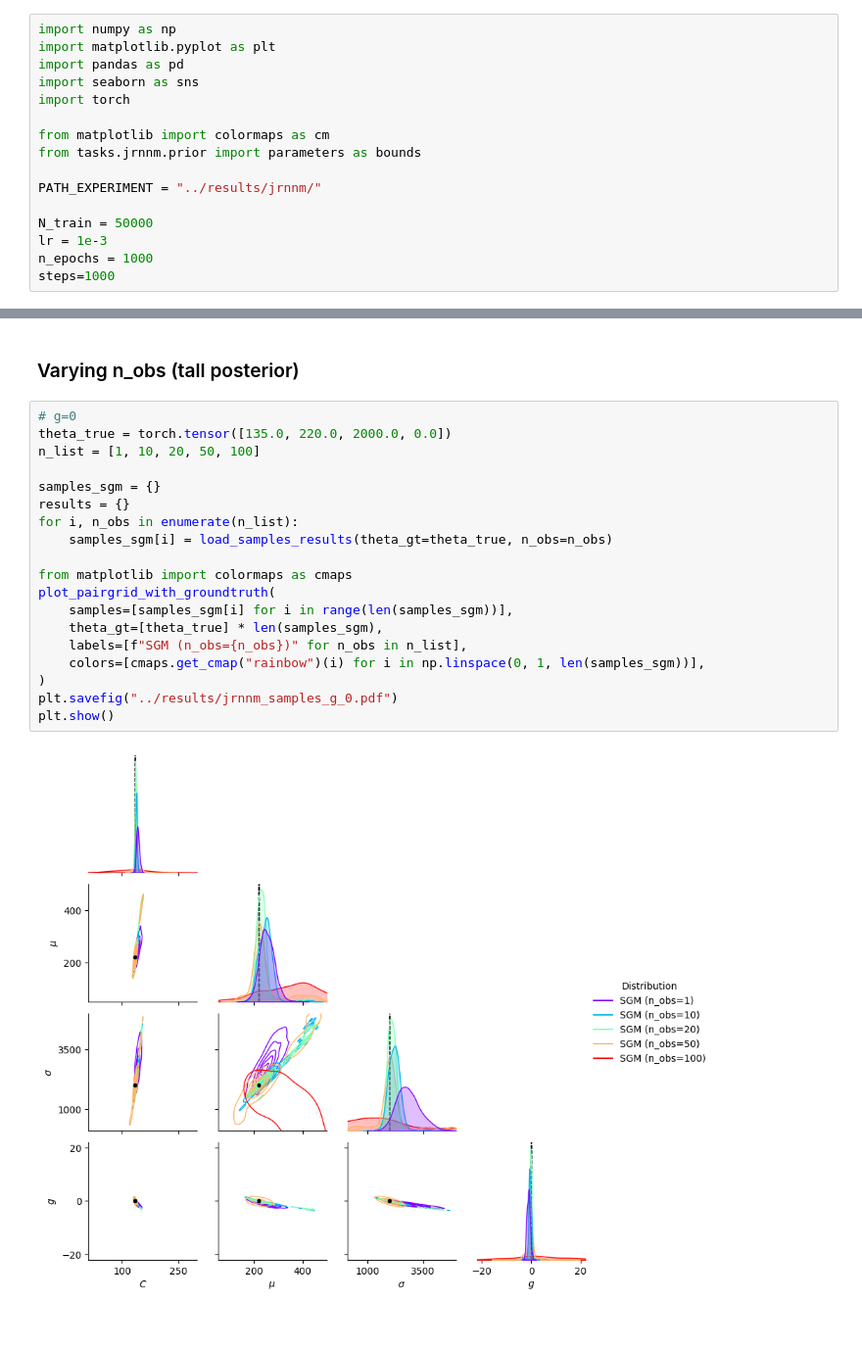
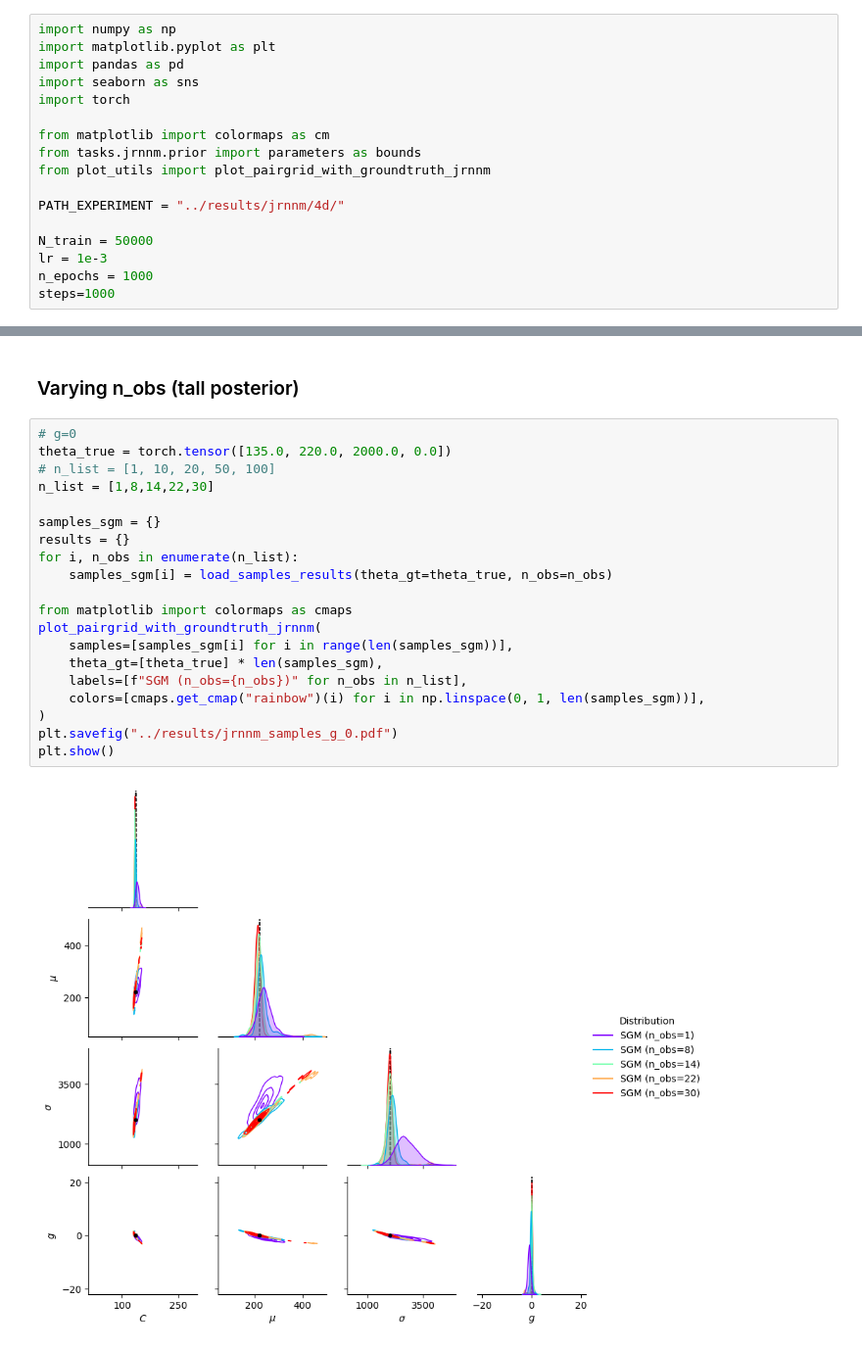
Before and after one commit to JuliaLinhart/diffusions-for-sbi, a Jupyter notebook: notebooks/jrnnm_NSE.ipynb, the cells around one changed output, grey strips where cells are left out. Shown at 98% size. Saved outputs shown, nothing was run; the diff lists cells and outputs as text.

Commit message:
results, plots, lognormal reparametrization, langevin without gradlogL as nse method

```diff
--- a/notebooks/jrnnm_NSE.ipynb
+++ b/notebooks/jrnnm_NSE.ipynb
@@ -11,8 +11,9 @@ import torch
 
 from matplotlib import colormaps as cm
 from tasks.jrnnm.prior import parameters as bounds
+from plot_utils import plot_pairgrid_with_groundtruth_jrnnm
 
-PATH_EXPERIMENT = "../results/jrnnm/"
+PATH_EXPERIMENT = "../results/jrnnm/4d/"
 
 N_train = 50000
 lr = 1e-3
@@ -140,24 +66,25 @@ plt.show()
 # %%
 # g=0
 theta_true = torch.tensor([135.0, 220.0, 2000.0, 0.0])
-n_list = [1, 10, 20, 50, 100]
+# n_list = [1, 10, 20, 50, 100]
+n_list = [1,8,14,22,30]
 
 samples_sgm = {}
 results = {}
 for i, n_obs in enumerate(n_list):
     samples_sgm[i] = load_samples_results(theta_gt=theta_true, n_obs=n_obs)
 
 from matplotlib import colormaps as cmaps
-plot_pairgrid_with_groundtruth(
+plot_pairgrid_with_groundtruth_jrnnm(
     samples=[samples_sgm[i] for i in range(len(samples_sgm))],
     theta_gt=[theta_true] * len(samples_sgm),
     labels=[f"SGM (n_obs={n_obs})" for n_obs in n_list],
     colors=[cmaps.get_cmap("rainbow")(i) for i in np.linspace(0, 1, len(samples_sgm))],
 )
 plt.savefig("../results/jrnnm_samples_g_0.pdf")
 plt.show()
 # %% [output]
-[figure, old version]
+[figure, new version]
 # %%
 # g=-10
 theta_true = torch.tensor([135.0, 220.0, 2000.0, -10.0])
```
Also changed, not shown: parts of 4 cells of this notebook, 50 other files.
